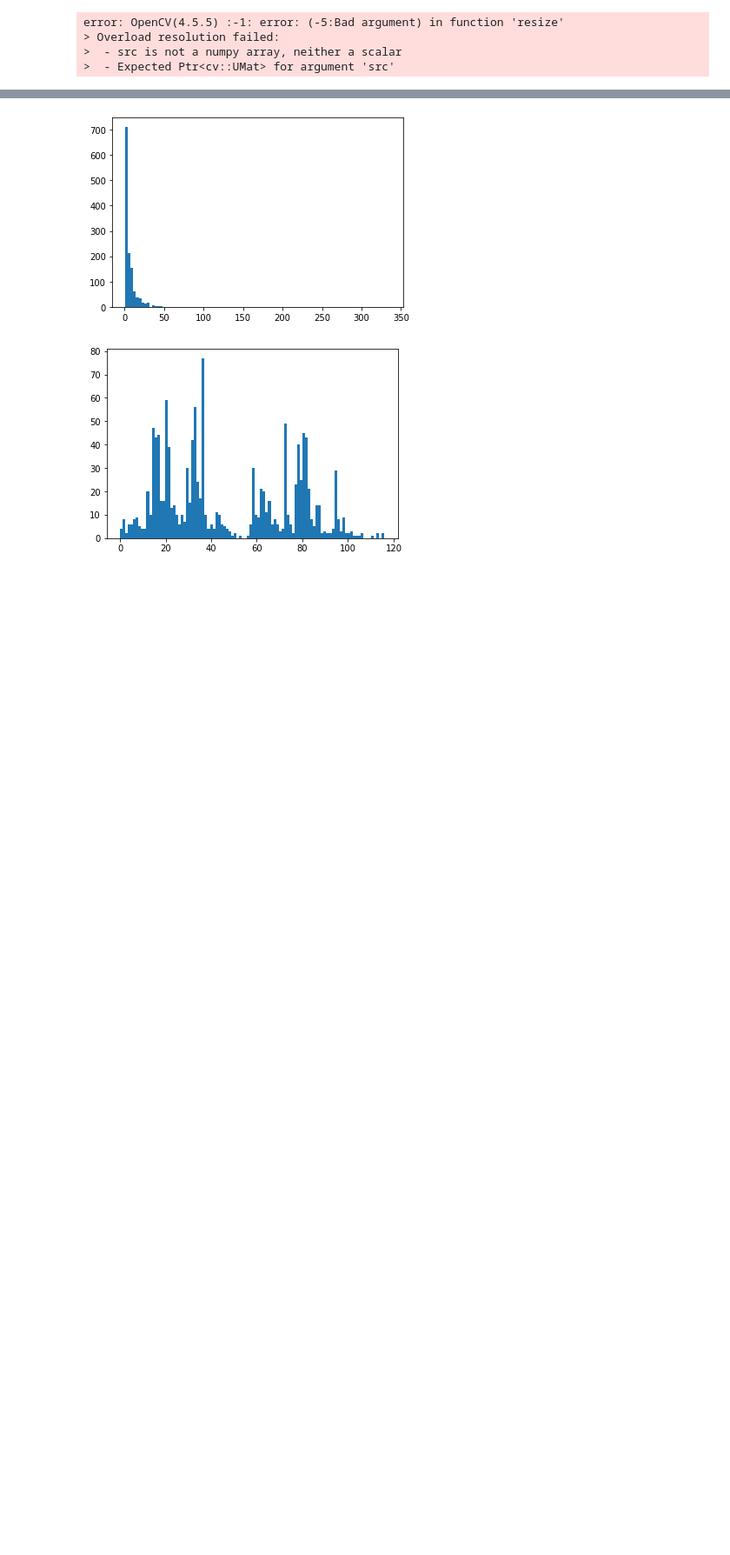
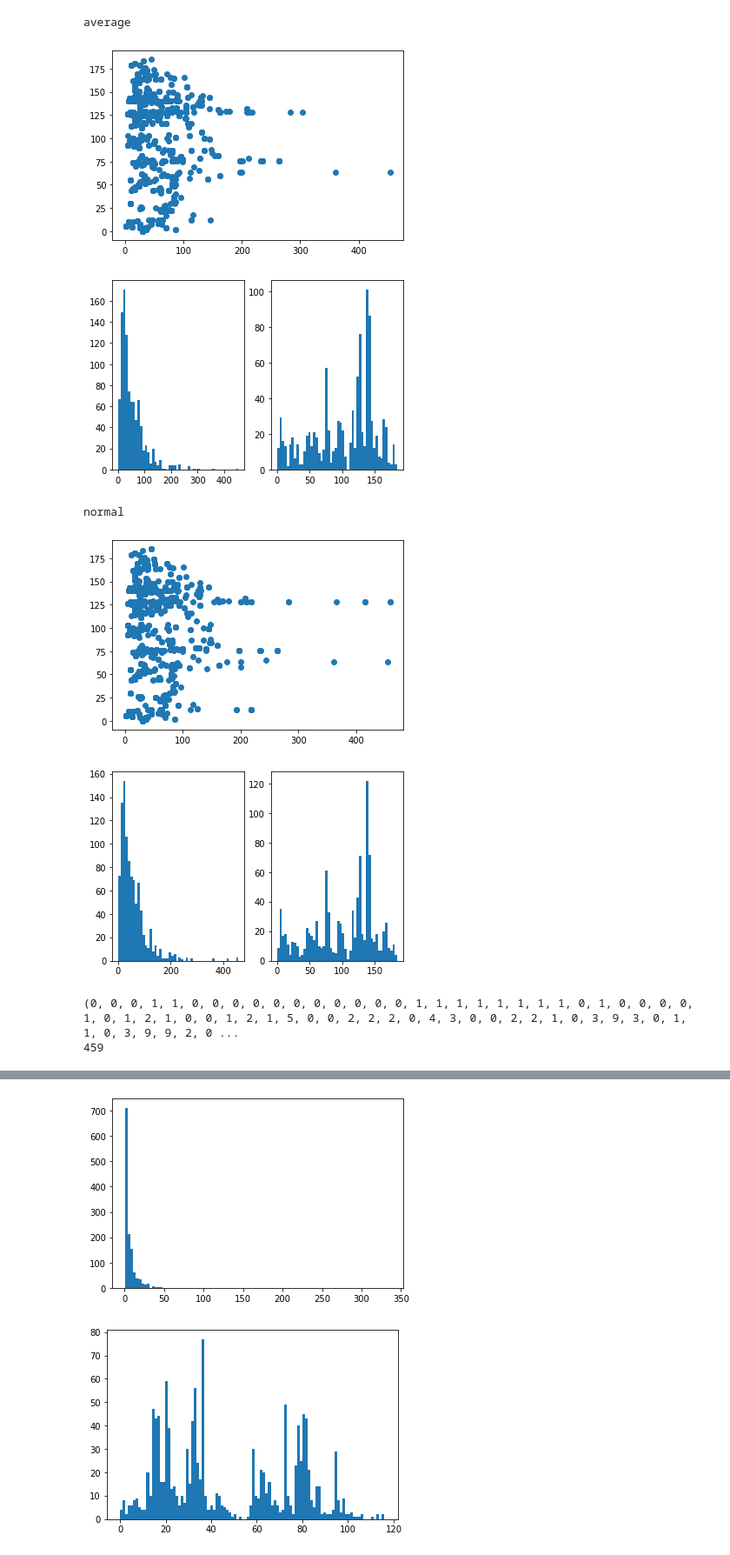
Before and after one commit to akarshkumar0101/exploration-generalization, a Jupyter notebook: mzr.ipynb, the cells around one changed output, grey strips where cells are left out. Shown at 87% size. Drawn from its saved outputs; the diff is of its cells as text; code cells hidden in the pictures; blank space fills up the shorter version.

Commit message:
sync

```diff
--- a/mzr.ipynb
+++ b/mzr.ipynb
@@ -69,15 +61,15 @@ True
 # %%
-env = mzr.MyVectorEnv([make_single_env for i in range(10)])
-env = gym.wrappers.VectorListInfo(env)
-env = utils.ToTensor(env)
+# env = gym.vector.SyncVectorEnv([make_single_env for i in range(10)])
+# env = gym.wrappers.VectorListInfo(env)
+# env = utils.ToTensor(env)
 
-obs, info = env.reset()
-snapshots = [i['snapshot'] for i in info]
-for i in range(20):
-    obs1, reward, terminated, truncated, info = env.step(env.action_space.sample())
+# obs, info = env.reset()
+# snapshots = [i['snapshot'] for i in info]
+# for i in range(20):
+#     obs1, reward, terminated, truncated, info = env.step(env.action_space.sample())
 
-print((obs==obs1).all())
+# print((obs==obs1).all())
 
-obs1, reward, terminated, truncated, info = env.restore_snapshots(snapshots)
+# obs1, reward, terminated, truncated, info = env.restore_snapshots(snapshots)
 
-print((obs==obs1).all())
+# print((obs==obs1).all())
@@ -105,18 +105,38 @@ env = make_single_env()
-# %%
-obs, info = env.reset()
-print(info['action_history'])
-for i in range(10):
-    obs, reward, t, _, info = env.step(env.action_space.sample())
-snapshot = info['snapshot']
-print(info['action_history'])
-
-obs, info = env.reset()
-print(info['action_history'])
-
-obs, reward, t, _, info = env.restore_snapshot(snapshot)
-print(info['action_history'])
-# %% [output]
-error: OpenCV(4.5.5) :-1: error: (-5:Bad argument) in function 'resize'
-> Overload resolution failed:
->  - src is not a numpy array, neither a scalar
->  - Expected Ptr<cv::UMat> for argument 'src'
+# %%
+nodes = ge.select_nodes(1000, strategy='normal')
+print('average')
+n_seen = [ge.cell2n_seen[node.cell] for node in nodes]
+len_traj = [len(node.action_history) for node in nodes]
+plt.scatter(n_seen, len_traj)
+plt.show()
+plt.subplot(121)
+plt.hist(n_seen, bins=50)
+plt.subplot(122)
+plt.hist(len_traj, bins=50)
+plt.show()
+nodes = ge.select_nodes(1000)
+print('normal')
+n_seen = [ge.cell2n_seen[node.cell] for node in nodes]
+len_traj = [len(node.action_history) for node in nodes]
+plt.scatter(n_seen, len_traj)
+plt.show()
+plt.subplot(121)
+plt.hist(n_seen, bins=50)
+plt.subplot(122)
+plt.hist(len_traj, bins=50)
+plt.show()
+# %% [output]
+average
+[figure, added]
+[figure, added]
+normal
+[figure, added]
+[figure, added]
+# %%
+cells = [cell for cell in ge.cell2n_seen]
+n_seen = [ge.cell2n_seen[cell] for cell in ge.cell2n_seen]
+node = ge.cell2node[cells[np.argmax(n_seen)]]
+print(ge.cell2n_seen[node.cell])
+# %% [output]
+(0, 0, 0, 1, 1, 0, 0, 0, 0, 0, 0, 0, 0, 0, 0, 0, 1, 1, 1, 1, 1, 1, 1, 1, 0, 1, 0, 0, 0, 0, 1, 0, 1, 2, 1, 0, 0, 1, 2, 1, 5, 0, 0, 2, 2, 2, 0, 4, 3, 0, 0, 2, 2, 1, 0, 3, 9, 3, 0, 1, 1, 0, 3, 9, 9, 2, 0 ...
+459
```
Also changed, not shown: parts of 20 cells of this notebook, 7 other files.
